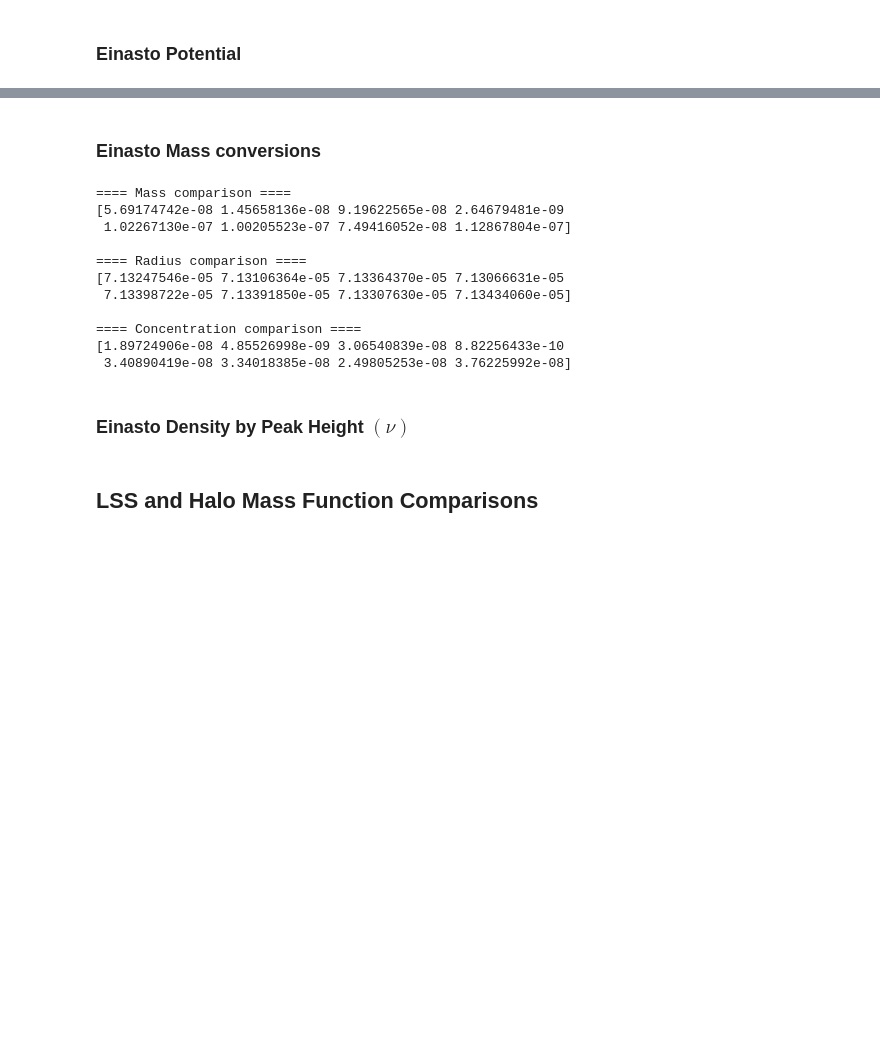
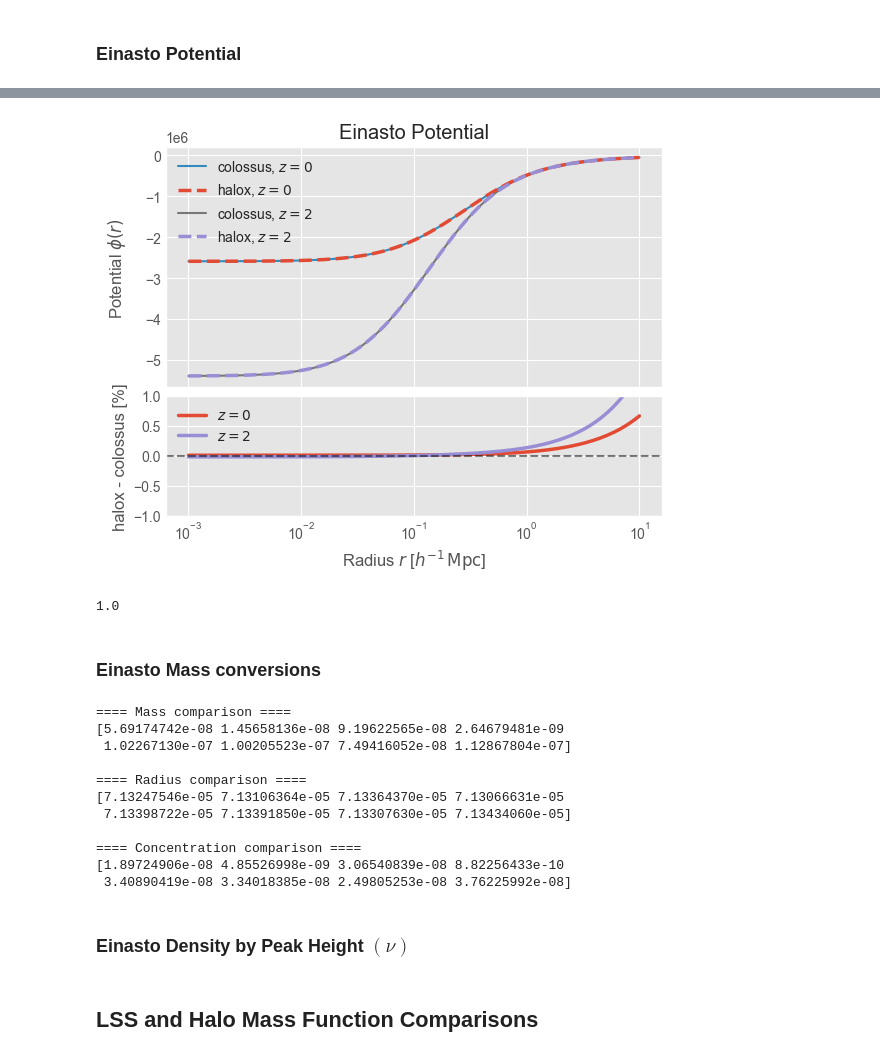
Before and after one commit to fkeruzore/halox, a Jupyter notebook: notebooks/halox_vs_colossus.ipynb, the cells around one changed output, grey strips where cells are left out. Cells and saved outputs as stored; diff of their text form; code cells hidden in the pictures; blank space fills up the shorter version.

```diff
--- a/notebooks/halox_vs_colossus.ipynb
+++ b/notebooks/halox_vs_colossus.ipynb
@@ -561,2 +667,75 @@ print("% diff at z=2: ", ratio_z1)
+# %%
+from scipy.integrate import quad
+
+G = 4.30091e-6  # (kpc/h) (km/s)^2 / (Msun/h)
+
+def einasto_potential_numeric(r, halo, r_max):
+    """
+    halo: a colossus halo
+    """
+    r = np.atleast_1d(r)
+
+    def outer_term(r):
+        integrand = lambda rp: halo.enclosedMass(rp) / rp**2
+        return np.array([quad(integrand, ri, r_max)[0] for ri in r])
+
+    #phi = -G * (halo.enclosedMass(r) / r + outer_term(r))
+    phi = -G * outer_term(r)
+    return phi
 # %% [markdown]
 ### Einasto Potential
+# %%
+phi_col = {}
+phi_halox = {}
+
+for z in redshifts:
+    einasto_halox = einasto.EinastoHalo(
+        m_delta, c_delta, z, alpha, cosmo_halox_planck, delta=deltas[0]
+    )
+    einasto_colossus = profile_einasto.EinastoProfile(
+        M=m_delta, c=c_delta, z=z, mdef=f"{deltas[0]:.0f}c", alpha = alpha
+    )
+    einasto_colossus.setNativeParameters(m_delta, c_delta, z, mdef=f"{deltas[0]:.0f}c", alpha = alpha)
+    phi_col[z] = einasto_potential_numeric(r*1000, einasto_colossus, einasto_colossus.par["rs"] * 1e4)
+    #phi_col[z] = potential_from_mass(r*1000, einasto_colossus.enclosedMass(r), Gcol)
+    phi_halox[z] = einasto_halox.potential(r)
+    # phi_col[z] -= phi_col[z][-1]
+    # phi_halox[z] -= phi_halox[z][-1]
+
+# Create comparison plot
+fig, ax_main, ax_ratio = create_comparison_plot()
+
+# Main panel: plot colossus first (behind), then halox (on top)
+# z=0.0
+ax_main.semilogx(r, phi_col[0.0], label="colossus, $z=0$", **style_kw[0])
+ax_main.semilogx(r, phi_halox[0.0], label="halox, $z=0$", **style_kw[1])
+#ax_main.semilogx(r, einasto_colossus.enclosedMass(r*1000), label="$M(<r)$ colossus", **style_kw[4])
+#ax_main.semilogx(r, einasto_halox.enclosed_mass(r)/1000, label="$M(<r)$ halox", **style_kw[5])
+
+# z=2.0
+ax_main.semilogx(r, phi_col[2.0], label="colossus, $z=2$", **style_kw[2])
+ax_main.semilogx(r, phi_halox[2.0], label="halox, $z=2$", **style_kw[3])
+
+#ax_main.set_ylim(-1e7,1e7)
+ax_main.set_ylabel(r"Potential $\phi(r)$ ") #[${N m}$]
+ax_main.set_title("Einasto Potential")
+ax_main.legend()
+
+# Ratio panel: relative differences for both redshifts
+ratio_z0 = (phi_halox[0.0] / (phi_col[0.0]) - 1.0) * 100  # Convert to %
+ratio_z1 = (phi_halox[2.0] / (phi_col[2.0]) - 1.0) * 100  # Convert to %
+
+ax_ratio.semilogx(r, ratio_z0, label="$z=0$", **style_kw[-3])
+ax_ratio.semilogx(r, ratio_z1, label="$z=2$", **style_kw[-2])
+
+ax_ratio.axhline(0.0, color="k", linestyle="--", alpha=0.5)
+ax_ratio.set_xlabel(r"Radius $r$ [$h^{-1} \, {\rm Mpc}$]")
+ax_ratio.set_ylabel("halox - colossus [%]")
+ax_ratio.set_ylim(-1.0, 1.0)
+ax_ratio.legend()
+
+# Align y-axis labels
+fig.align_labels([ax_main, ax_ratio])
+print("% diff at z=0: ", ratio_z0)
+print("% diff at z=2: ", ratio_z1)
+# %% [output]
@@ -562,0 +759 @@ print("% diff at z=2: ", ratio_z1)
+[figure, added]
@@ -563,3 +764,8 @@ print("% diff at z=2: ", ratio_z1)
+# %%
+M_test = einasto_halox.enclosed_mass(einasto_halox.r_delta)
+print(M_test / m_delta)
+# %% [output]
+1.0
 # %% [markdown]
 ### Einasto Mass conversions
 # %%
```
Also changed, not shown: parts of 8 cells of this notebook, 2 other files.
